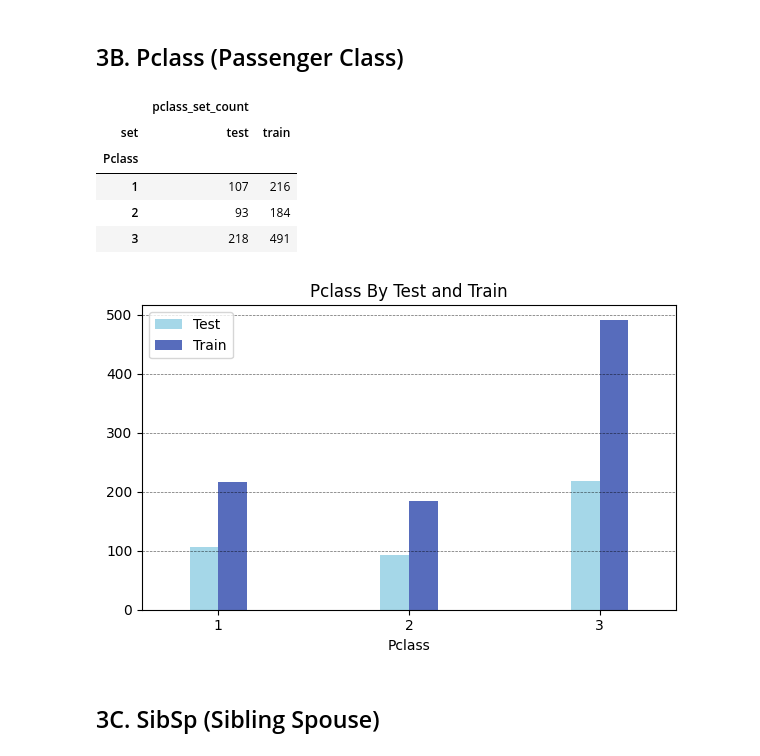
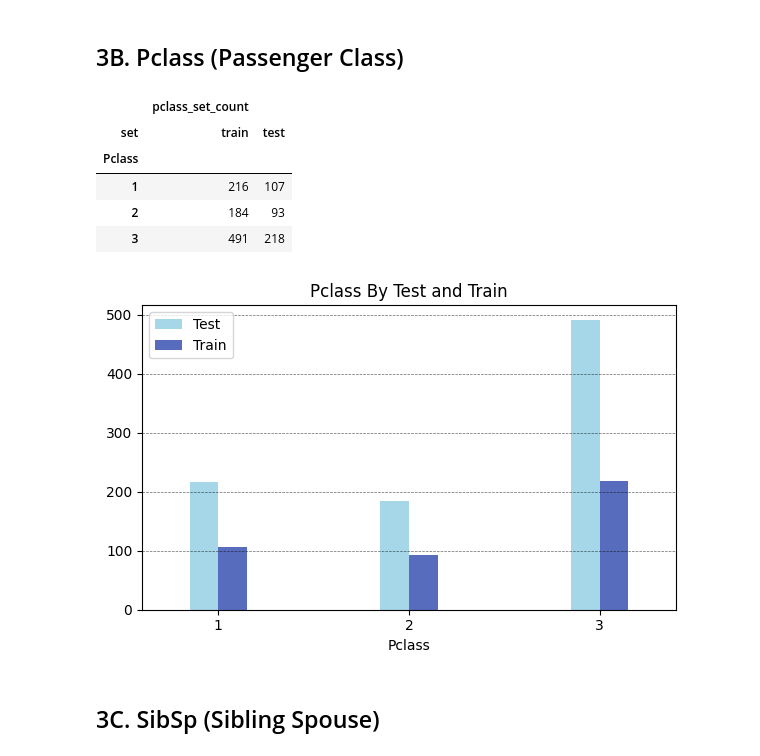
Before and after one commit to powernusa/titanic-eda, a Jupyter notebook: titanic_eda.ipynb, the cells around one changed output. Cells and saved outputs as stored; diff of their text form; code cells hidden in the pictures.

```diff
--- a/titanic_eda.ipynb
+++ b/titanic_eda.ipynb
@@ -136,38 +137,43 @@ df_pclass_set = all_df[["Pclass","set"]]
 
 df_groupby = (
     df_pclass_set.groupby(["Pclass","set"])
         .agg(pclass_set_count=("Pclass","count"))
         .reset_index()
 )
 
 #display(df_groupby)
 #print("\n ======================================== \n")
 
 df_pivot = (
     df_groupby.pivot(
         index="Pclass",
         columns=["set"],
         values=["pclass_set_count"]
     )
 )
+df_pivot = df_pivot.reindex(columns=[("pclass_set_count","train"),
+                            ("pclass_set_count","test")])
 display(df_pivot)
 #print("\n ======================================== \n")
+
+title = "Pclass By Train and Test"
+labels = ["Train","Test"]
 
 title = "Pclass By Test and Train"
 labels = ["Test","Train"]
 
 plt,_,_ = plot_pivot_bar(df_pivot,width=0.3,figsize=(6,4),
                 title=title,legend_labels=labels)
 
 plt.show()
 # %% [output]
 |  | pclass_set_count |  |
-| set | test | train |
+| set | train | test |
 | Pclass |  |  |
-| 1 | 107 | 216 |
-| 2 | 93 | 184 |
-| 3 | 218 | 491 |
+| 1 | 216 | 107 |
+| 2 | 184 | 93 |
+| 3 | 491 | 218 |
-[figure, old version]
+[figure, new version]
 # %% [markdown]
 ## 3C. SibSp (Sibling Spouse)
 # %%
```
Also changed, not shown: parts of 3 cells of this notebook.
